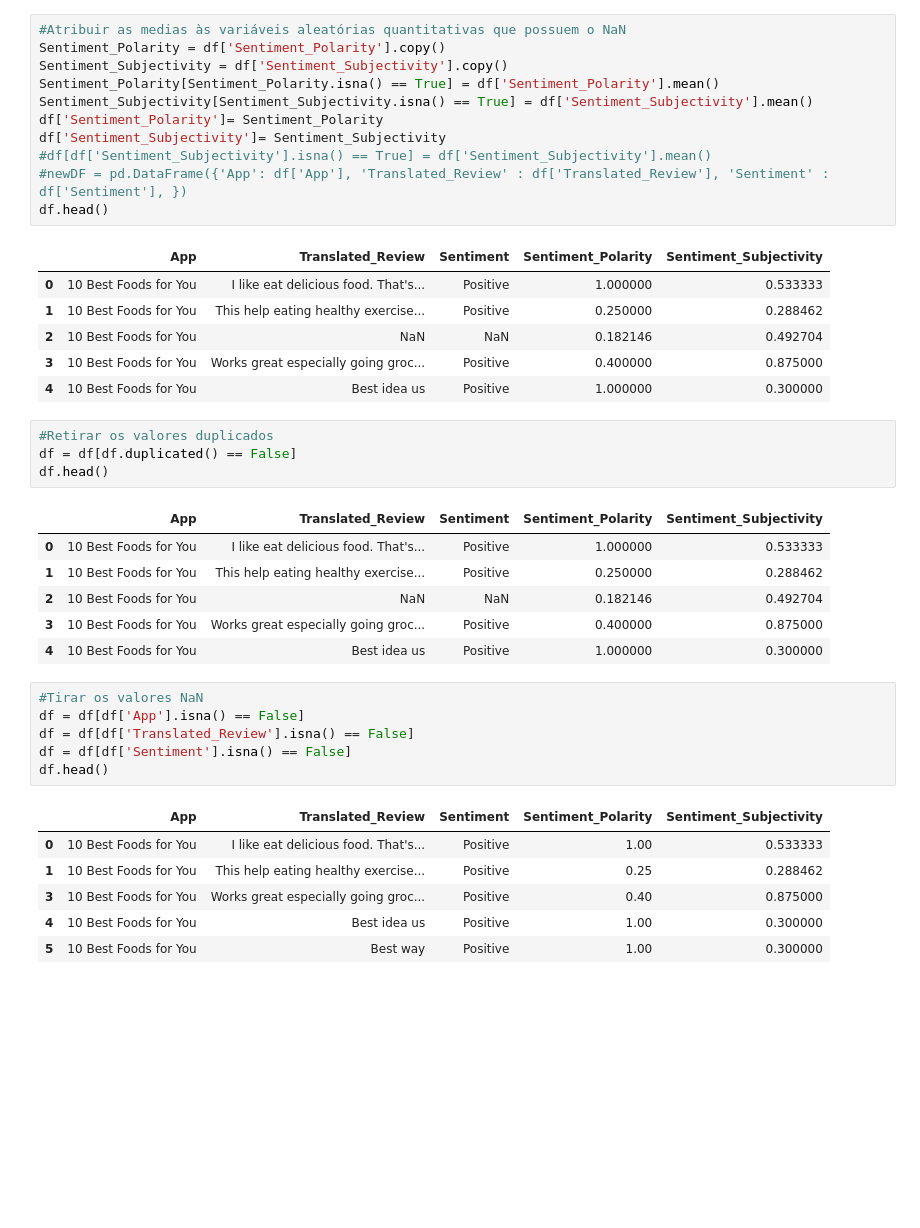
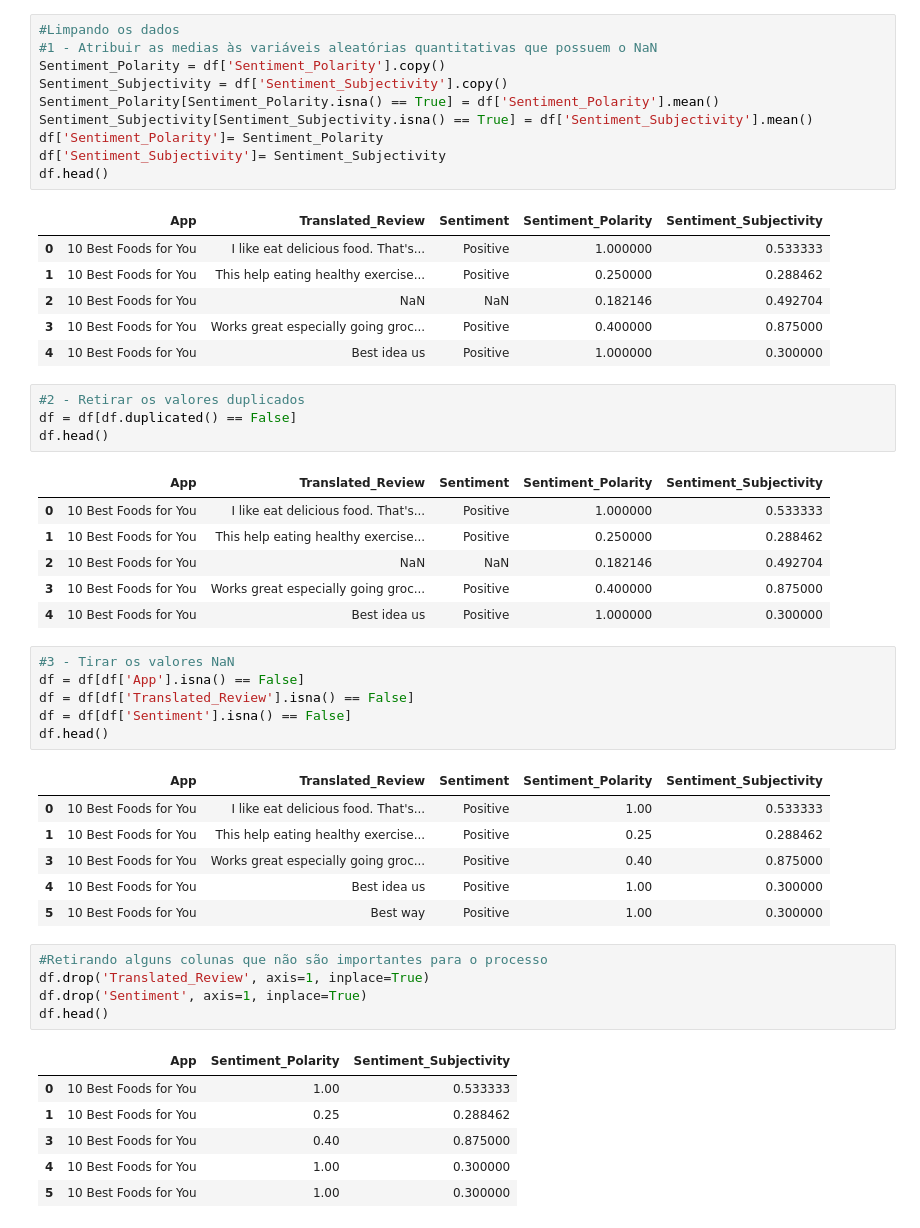
Before and after one commit to jacksonpereira/playstore, a Jupyter notebook: playstore.ipynb, the cells around one changed output. Saved outputs shown, nothing was run; the diff lists cells and outputs as text; blank space fills up the shorter version.

```diff
--- a/playstore.ipynb
+++ b/playstore.ipynb
@@ -14,15 +16,14 @@ df.head()
 | 3 | 10 Best Foods for You | Works great especially going groc... | Positive | 0.40 | 0.875000 |
 | 4 | 10 Best Foods for You | Best idea us | Positive | 1.00 | 0.300000 |
 # %%
-#Atribuir as medias às variáveis aleatórias quantitativas que possuem o NaN
+#Limpando os dados
+#1 - Atribuir as medias às variáveis aleatórias quantitativas que possuem o NaN
 Sentiment_Polarity = df['Sentiment_Polarity'].copy()
 Sentiment_Subjectivity = df['Sentiment_Subjectivity'].copy()
 Sentiment_Polarity[Sentiment_Polarity.isna() == True] = df['Sentiment_Polarity'].mean()
 Sentiment_Subjectivity[Sentiment_Subjectivity.isna() == True] = df['Sentiment_Subjectivity'].mean()
 df['Sentiment_Polarity']= Sentiment_Polarity
 df['Sentiment_Subjectivity']= Sentiment_Subjectivity
-#df[df['Sentiment_Subjectivity'].isna() == True] = df['Sentiment_Subjectivity'].mean()
-#newDF = pd.DataFrame({'App': df['App'], 'Translated_Review' : df['Translated_Review'], 'Sentiment' : df['Sentiment'], })
 df.head()
 # %% [output]
 |  | App | Translated_Review | Sentiment | Sentiment_Polarity | Sentiment_Subjectivity |
@@ -32,7 +33,7 @@ df.head()
 | 3 | 10 Best Foods for You | Works great especially going groc... | Positive | 0.400000 | 0.875000 |
 | 4 | 10 Best Foods for You | Best idea us | Positive | 1.000000 | 0.300000 |
 # %%
-#Retirar os valores duplicados
+#2 - Retirar os valores duplicados
 df = df[df.duplicated() == False]
 df.head()
 # %% [output]
@@ -43,7 +44,7 @@ df.head()
 | 3 | 10 Best Foods for You | Works great especially going groc... | Positive | 0.400000 | 0.875000 |
 | 4 | 10 Best Foods for You | Best idea us | Positive | 1.000000 | 0.300000 |
 # %%
-#Tirar os valores NaN
+#3 - Tirar os valores NaN
 df = df[df['App'].isna() == False]
 df = df[df['Translated_Review'].isna() == False]
 df = df[df['Sentiment'].isna() == False]
@@ -55,4 +56,16 @@ df.head()
 | 3 | 10 Best Foods for You | Works great especially going groc... | Positive | 0.40 | 0.875000 |
 | 4 | 10 Best Foods for You | Best idea us | Positive | 1.00 | 0.300000 |
 | 5 | 10 Best Foods for You | Best way | Positive | 1.00 | 0.300000 |
+# %%
+#Retirando alguns colunas que não são importantes para o processo
+df.drop('Translated_Review', axis=1, inplace=True)
+df.drop('Sentiment', axis=1, inplace=True)
+df.head()
+# %% [output]
+|  | App | Sentiment_Polarity | Sentiment_Subjectivity |
+| 0 | 10 Best Foods for You | 1.00 | 0.533333 |
+| 1 | 10 Best Foods for You | 0.25 | 0.288462 |
+| 3 | 10 Best Foods for You | 0.40 | 0.875000 |
+| 4 | 10 Best Foods for You | 1.00 | 0.300000 |
+| 5 | 10 Best Foods for You | 1.00 | 0.300000 |
 # %%
```
Also changed, not shown: parts of 14 cells of this notebook, 2 other files.
